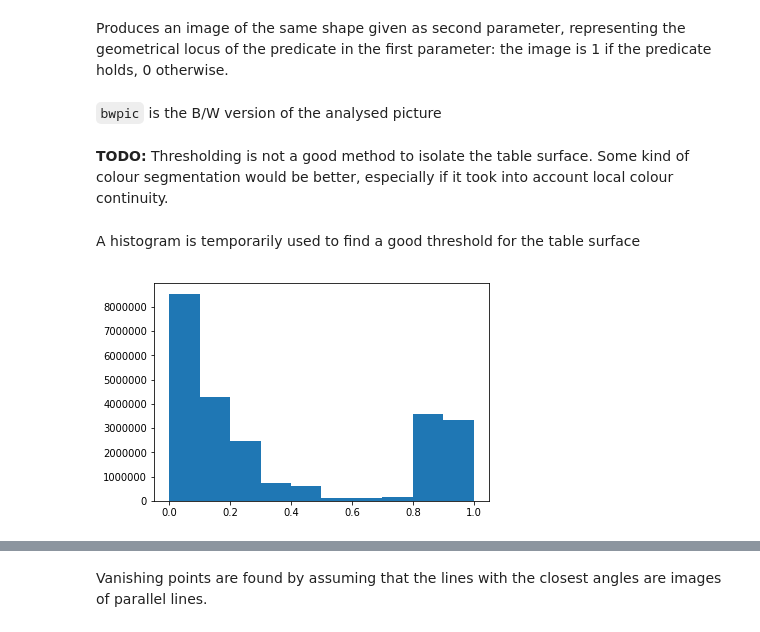
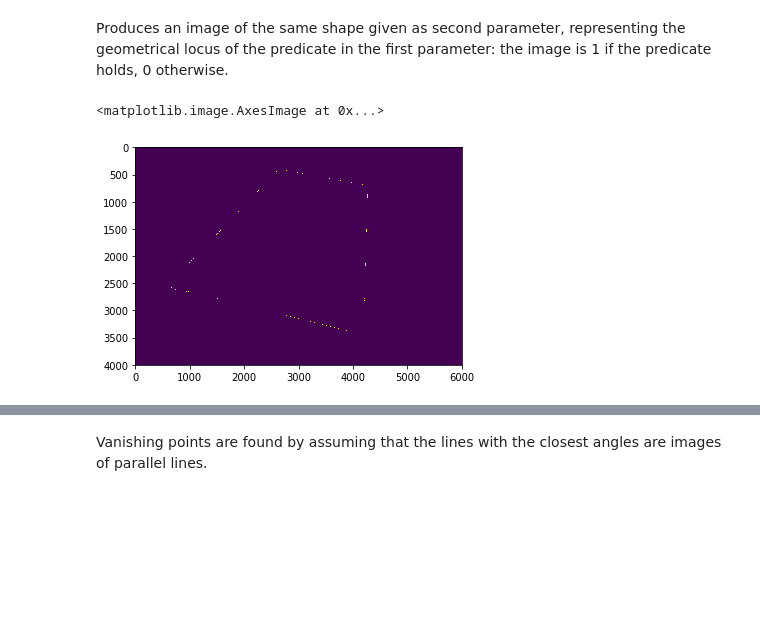
Before and after one commit to arnabdeypolimi/IACV, a Jupyter notebook: Vanishing point detection.ipynb, the cells around one changed output, grey strips where cells are left out. Cells and saved outputs as stored; diff of their text form; code cells hidden in the pictures; blank space fills up the shorter version.

Commit message:
New functioning method for table surface isolation; computed K (although it seems wrong).

```diff
--- a/Vanishing point detection.ipynb
+++ b/Vanishing point detection.ipynb
@@ -22,9 +22,43 @@ Produces an image of the same shape given as second parameter, representing the
 # %%
 def locus_imshape(pred, shape):
     return np.array([[1.0 if pred(x, y) else 0.0 for x in range(0, shape[1])] for y in range(0, shape[0])])
+# %%
+def find_table(pic):
+    hsvpic = skimage.color.rgb2hsv(pic)
+    bwpic = hsvpic[:,:,2]
+    bwpic = bwpic/np.max(bwpic)
+
+    # The histogram should be somehow U-shaped, so the threshold is computed by taking
+    # density maximum above the mean, and then stepping back by a certain proportion of
+    # the standard deviation.
+    density, edges = np.histogram(bwpic.flat, bins = 40)
+    mean = np.mean(bwpic)
+    sigma = np.std(bwpic)
+    stepback = 0.5
+    split = np.searchsorted(edges, mean, side='right')
+    maxd = split + np.argmax(density[split:])
+    threshold = edges[maxd] - stepback*sigma
+    maskpic = bwpic > threshold
+
+    # The largest connected region will be selected at the table.
+    # In order to disconnect nearby bright background region, Canny edges computed on
+    # the hue channel (hue is chosen because we already know there wasn't enough distance
+    # in brightness).
+    huepic = hsvpic[:,:,0]
+    cannyhue = skimage.feature.canny(huepic, sigma=8)
+    huemask = ~cannyhue & maskpic
+    labeledpic = skimage.measure.label(huemask)
+    largestmask = labeledpic == np.argmax(np.bincount(labeledpic.flat)[1:])+1
+
+    # A closure is computed on the mask to clean out speckles and dirt.
+    disk = skimage.morphology.disk(8)
+    return skimage.morphology.binary_closing(largestmask, selem=disk)
 # %%
 pic = plt.imread("pics2/3.JPG")
+tablemask = find_table(pic)
+cannypic = skimage.feature.canny(tablemask)
+plt.figure('canny')
+plt.imshow(cannypic)
+# %% [output]
+<matplotlib.image.AxesImage at 0x...>
+[figure, added]
-# %% [markdown]
-`bwpic` is the B/W version of the analysed picture
-# %% [markdown]
-**TODO:** Thresholding is not a good method to isolate the table surface. Some kind of colour segmentation would be better, especially if it took into account local colour continuity.
@@ -37,7 +64,0 @@ maskpic = skimage.morphology.binary_dilation(maskpic)
-# %% [markdown]
-A histogram is temporarily used to find a good threshold for the table surface
-# %%
-plt.figure("hist")
-_ = plt.hist(bwpic.flatten())
-# %% [output]
-[figure, removed]
```
Also changed, not shown: parts of 4 cells of this notebook, 9 other files.
